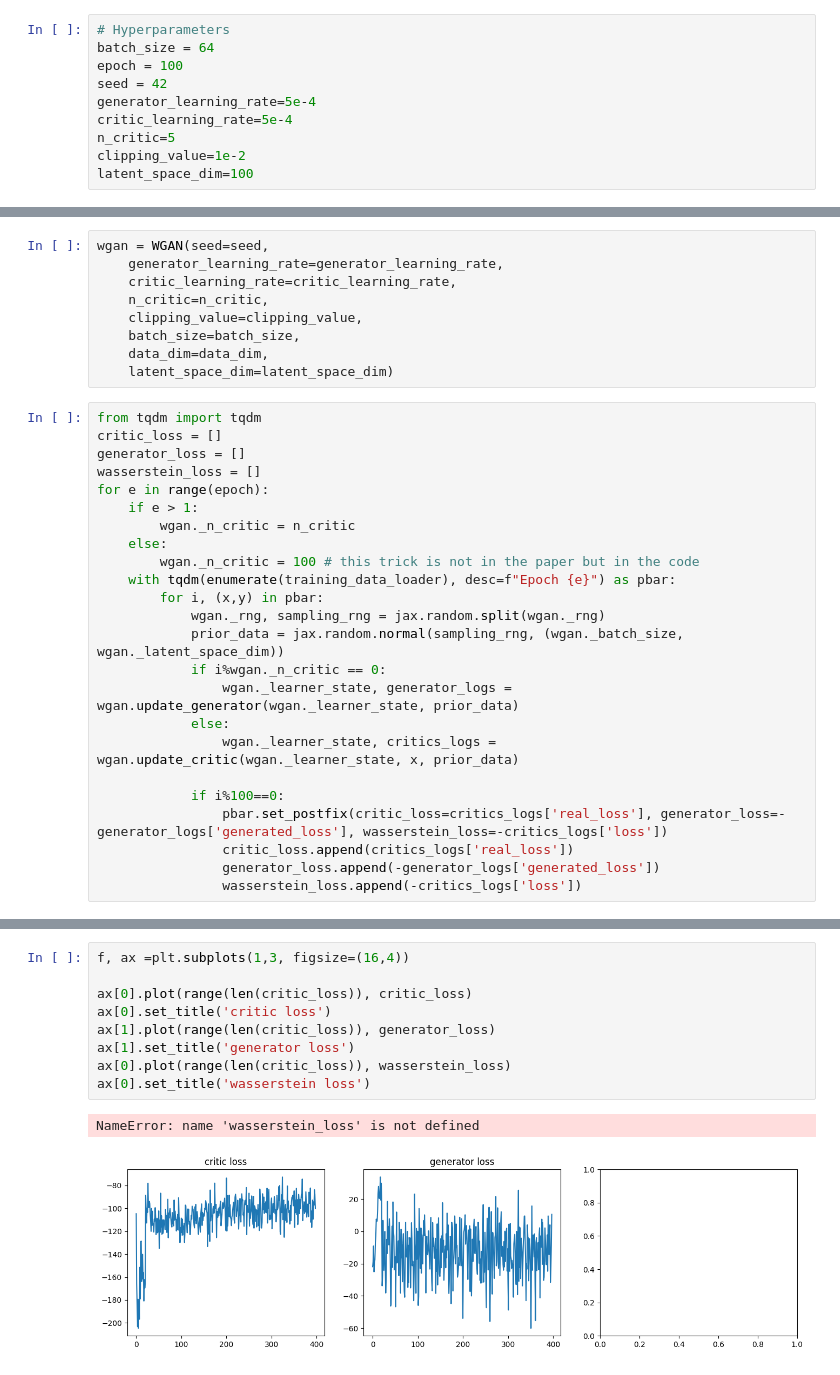
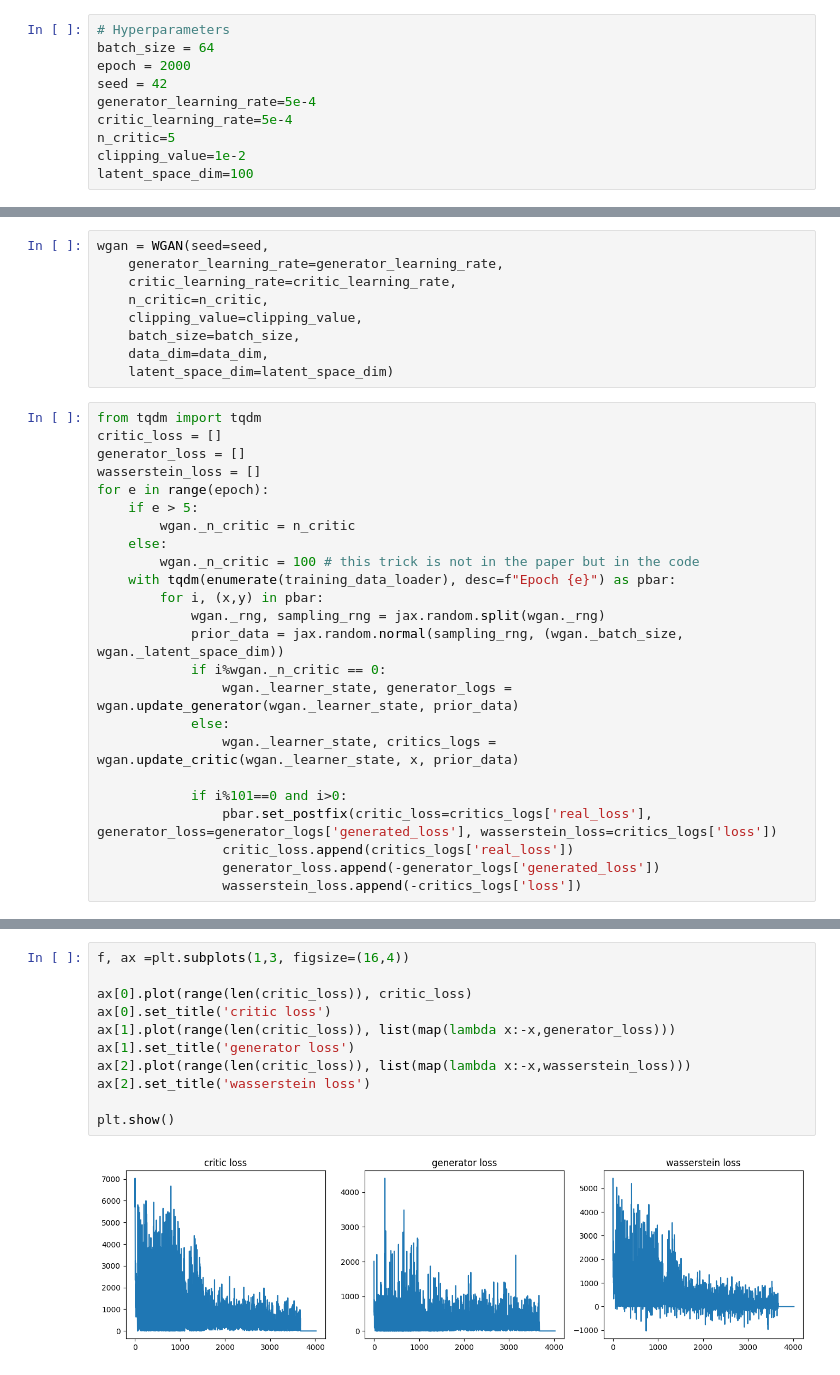
Before and after one commit to arthurPignet/wgan_in_jax, a Jupyter notebook: main.ipynb, the cells around one changed output, grey strips where cells are left out. Saved outputs shown, nothing was run; the diff lists cells and outputs as text.

```diff
--- a/main.ipynb
+++ b/main.ipynb
@@ -16,7 +19,7 @@ from src.data import NumpyLoader, FlattenAndCast
 # %%
 # Hyperparameters
 batch_size = 64
-epoch = 100
+epoch = 2000
 seed = 42
 generator_learning_rate=5e-4
 critic_learning_rate=5e-4
@@ -43,7 +46,7 @@ critic_loss = []
 generator_loss = []
 wasserstein_loss = []
 for e in range(epoch):
-    if e > 1:
+    if e > 5:
         wgan._n_critic = n_critic
     else:
         wgan._n_critic = 100 # this trick is not in the paper but in the code
@@ -56,8 +59,8 @@ for e in range(epoch):
             else:
                 wgan._learner_state, critics_logs = wgan.update_critic(wgan._learner_state, x, prior_data)
 
-            if i%100==0:
-                pbar.set_postfix(critic_loss=critics_logs['real_loss'], generator_loss=-generator_logs['generated_loss'], wasserstein_loss=-critics_logs['loss'])
+            if i%101==0 and i>0:
+                pbar.set_postfix(critic_loss=critics_logs['real_loss'], generator_loss=generator_logs['generated_loss'], wasserstein_loss=critics_logs['loss'])
                 critic_loss.append(critics_logs['real_loss'])
                 generator_loss.append(-generator_logs['generated_loss'])
                 wasserstein_loss.append(-critics_logs['loss'])
@@ -83,12 +86,13 @@ KeyboardInterrupt:
 # %%
 f, ax =plt.subplots(1,3, figsize=(16,4))
 
 ax[0].plot(range(len(critic_loss)), critic_loss)
 ax[0].set_title('critic loss')
-ax[1].plot(range(len(critic_loss)), generator_loss)
+ax[1].plot(range(len(critic_loss)), list(map(lambda x:-x,generator_loss)))
 ax[1].set_title('generator loss')
-ax[0].plot(range(len(critic_loss)), wasserstein_loss)
-ax[0].set_title('wasserstein loss')
+ax[2].plot(range(len(critic_loss)), list(map(lambda x:-x,wasserstein_loss)))
+ax[2].set_title('wasserstein loss')
+
+plt.show()
 # %% [output]
-NameError: name 'wasserstein_loss' is not defined
-[figure, old version]
+[figure, new version]
```
Also changed, not shown: parts of 5 cells of this notebook, 2 other files.
